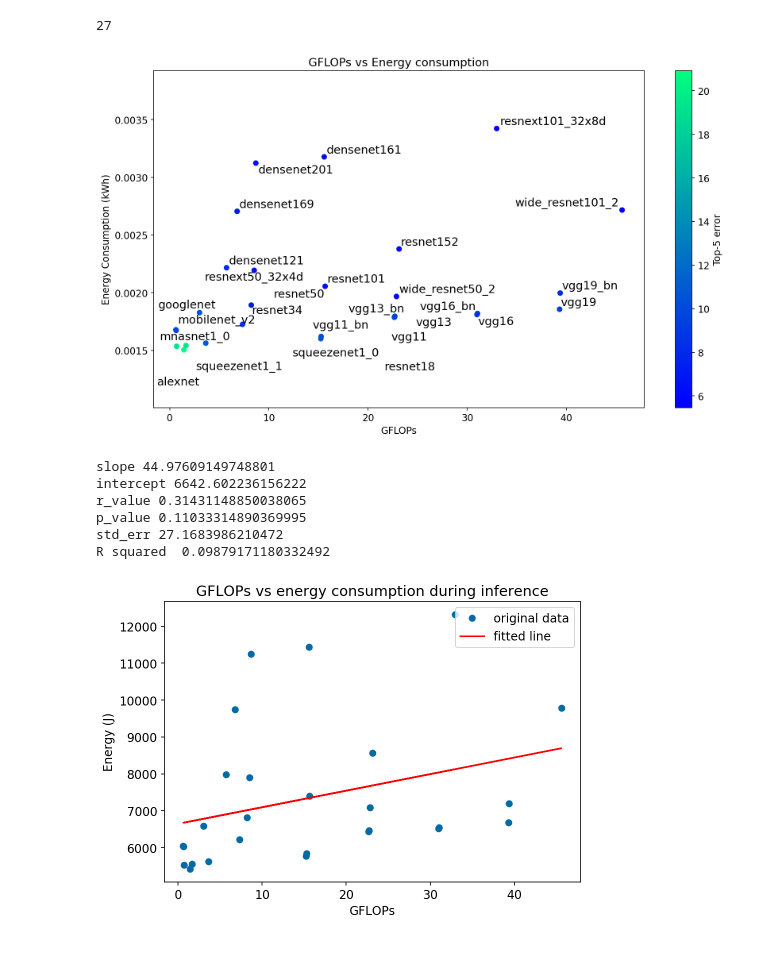
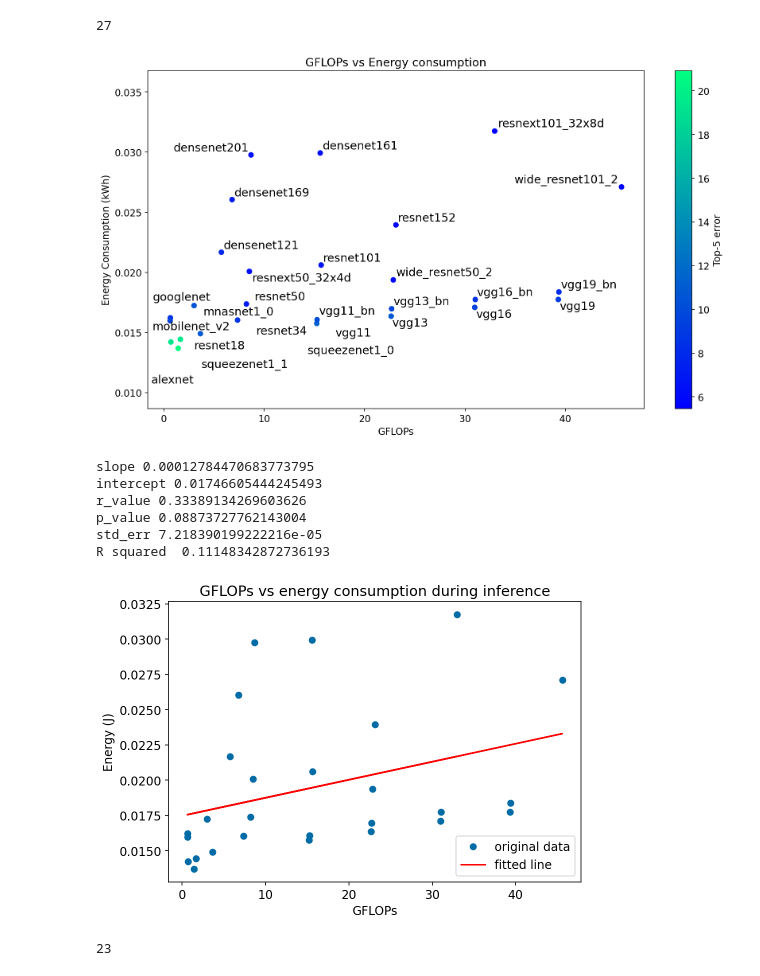
Before and after one commit to MScDissertation/model_hub, a Jupyter notebook: Vision models.ipynb, the cells around one changed output. Drawn from its saved outputs; the diff is of its cells as text; code cells hidden in the pictures.

```diff
--- a/Vision models.ipynb
+++ b/Vision models.ipynb
@@ -221,7 +222,7 @@ R squared 0.691149718838231
 # %% [markdown]
 ## power monitor readings
 # %%
-df_reading = pd.read_csv("logs/power_reading_1.csv")
+df_reading = pd.read_csv("logs/power_reading_2.csv")
 # %%
 df_reading['last_changed'] = pd.to_datetime(df_reading['last_changed'], errors='coerce')
 df_reading.dropna(subset=['last_changed'], inplace=True)
@@ -313,36 +314,36 @@ new_df['empirical'] = new_df['empirical'] / (1000 * 3600)
 # %%
 fig, ax = plt.subplots()
 fig.set_size_inches(12, 7)
 ax.set_xlabel("GFLOPs")
 ax.set_ylabel("Energy Consumption (kWh)")
 ax.set_title("GFLOPs vs Energy consumption")
 cmap = cm.get_cmap('winter')
 c = new_df['top5']
-plt.ylim(min(new_df['empirical'])- 0.0005,max(new_df['empirical'])+0.0005)
+plt.ylim(min(new_df['empirical'])- 0.005,max(new_df['empirical'])+0.005)
 plt.scatter(new_df['GFLOPS'], new_df['empirical'],
         c=c, cmap=cm.get_cmap('winter'))
 
 texts = [ax.text(x, y, name,size='large')
          for x, y, name in zip(new_df['GFLOPS'],new_df['empirical'],new_df['model'])]
 cbar = plt.colorbar()
 cbar.set_label('Top-5 error')
 adjust_text(texts)
 plt.tight_layout()
 ax.figure.savefig('viz/inference_gflops_power.png',dpi=300)
 # %% [output]
-[figure, old version]
+[figure, new version]
 # %%
 from scipy import stats
 slope, intercept, r_value, p_value, std_err = stats.linregress(new_df['GFLOPS'],new_df['empirical'] )
 print(f"slope {slope} \nintercept {intercept}\nr_value {r_value}\np_value {p_value}\nstd_err {std_err}")
 print('R squared ', r_value ** 2)
 # %% [output]
-slope 44.97609149748801
-intercept 6642.602236156222
-r_value 0.31431148850038065
-p_value 0.11033314890369995
-std_err 27.1683986210472
-R squared  0.09879171180332492
+slope 0.00012784470683773795
+intercept 0.01746605444245493
+r_value 0.33389134269603626
+p_value 0.08873727762143004
+std_err 7.218390199222216e-05
+R squared  0.11148342872736193
 # %%
 x = new_df['GFLOPS']
 y = new_df['empirical']
@@ -356,4 +357,9 @@ plt.legend()
 plt.tight_layout()
 plt.savefig('viz/inference_gflops_power_fit.png',dpi=300)
 # %% [output]
-[figure, old version]
+[figure, new version]
+# %%
+df_minus_densenet = new_df[new_df['model'].str.match(r'(^densenet.*)') == False]
+df_minus_densenet.model.count()
+# %% [output]
+23
```
Also changed, not shown: parts of 16 cells of this notebook, 2 other files.
